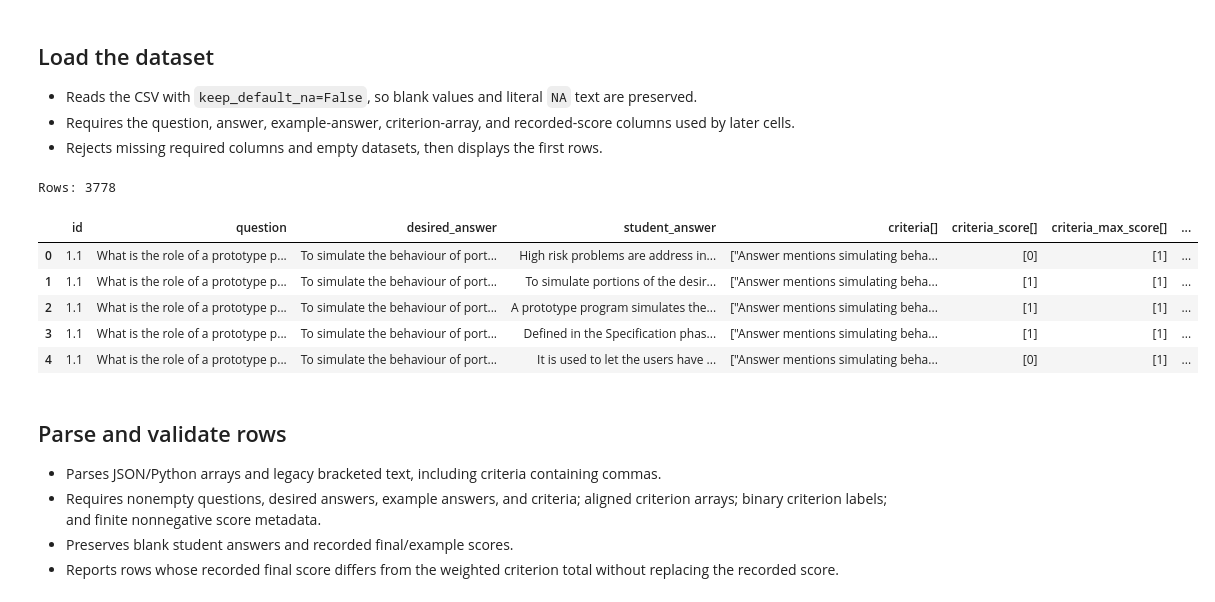
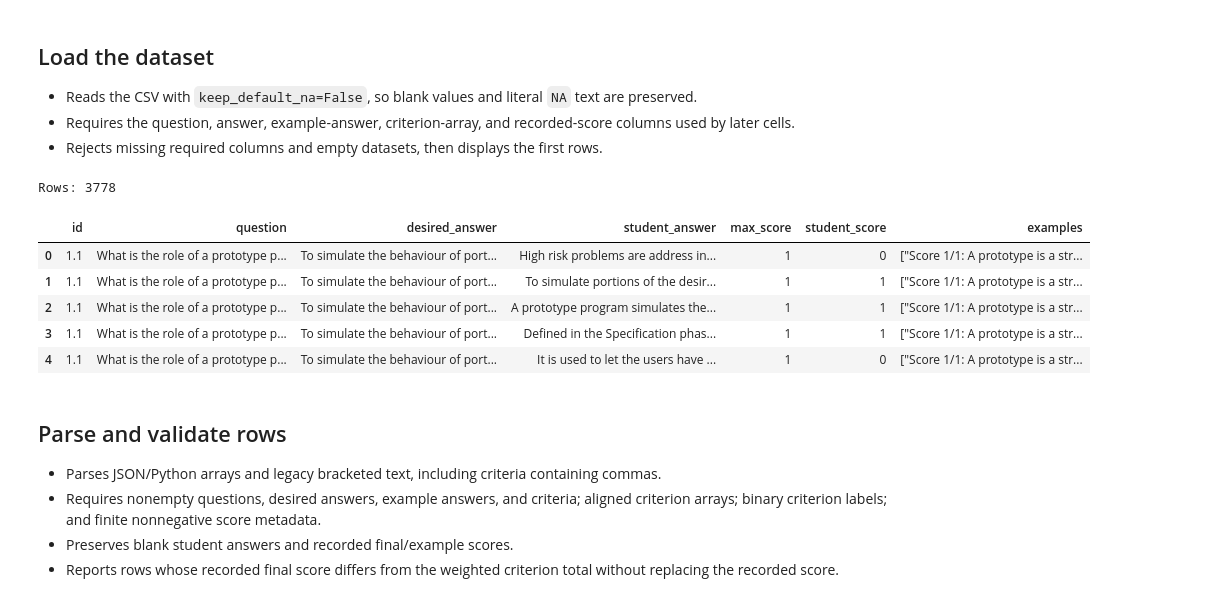
Before and after one commit to FYP-Team-5/Model, a Jupyter notebook: 9 Few-shot Prompting/9 Few-shot Prompting.ipynb, the cells around one changed output. Cells and saved outputs as stored; diff of their text form; code cells hidden in the pictures.

Commit message:
Update few-shot notebook and new few-shot dataset

```diff
--- a/9 Few-shot Prompting/9 Few-shot Prompting.ipynb
+++ b/9 Few-shot Prompting/9 Few-shot Prompting.ipynb
@@ -107,8 +142,8 @@ GPU: NVIDIA GeForce RTX 5060 Ti | VRAM: 8.0 GiB
 - `RUN_TEST_EVALUATION` and `RUN_HF_UPLOAD` control later evaluation and upload steps; uploads remain disabled by default.
 # %%
 MODEL_ID = "Qwen/Qwen3.5-9B"
-DATASET_PATH = "./qlora/datasets/training_data_moh_eng_fewshot.csv"
-OUTPUT_DIR = "./qlora/qwen35-9b-grading-lora-moh-eng-fewshot"
+DATASET_PATH = "../datasets/training_data_moh_eng_fewshot_v2.csv"
+OUTPUT_DIR = "../qwen35-9b-grading-lora-moh-eng-fewshot"
 RUN_TRAINING = False
 RUN_TEST_EVALUATION = True
 RUN_HF_UPLOAD = False  # Enable only after local evaluation succeeds.
@@ -146,36 +181,29 @@ set_seed(SEED)
 # %%
 required_columns = [
     "id",
     "question",
     "desired_answer",
     "student_answer",
-    "criteria[]",
-    "criteria_score[]",
-    "criteria_max_score[]",
+    "max_score",
     "student_score",
-    "good_answer",
-    "good_score",
-    "average_answer",
-    "average_score",
-    "bad_answer",
-    "bad_score",
+    "examples"
 ]
 df = pd.read_csv(DATASET_PATH, keep_default_na=False)
 missing = sorted(set(required_columns) - set(df.columns))
 if missing:
     raise ValueError(f"Missing required columns: {missing}")
 if df.empty:
     raise ValueError("The dataset is empty.")
 print("Rows:", len(df))
 display(df.head())
 # %% [output]
 Rows: 3778
-|  | id | question | desired_answer | student_answer | criteria[] | criteria_score[] | criteria_max_score[] | ... |
-| 0 | 1.1 | What is the role of a prototype p... | To simulate the behaviour of port... | High risk problems are address in... | ["Answer mentions simulating beha... | [0] | [1] | ... |
-| 1 | 1.1 | What is the role of a prototype p... | To simulate the behaviour of port... | To simulate portions of the desir... | ["Answer mentions simulating beha... | [1] | [1] | ... |
-| 2 | 1.1 | What is the role of a prototype p... | To simulate the behaviour of port... | A prototype program simulates the... | ["Answer mentions simulating beha... | [1] | [1] | ... |
-| 3 | 1.1 | What is the role of a prototype p... | To simulate the behaviour of port... | Defined in the Specification phas... | ["Answer mentions simulating beha... | [1] | [1] | ... |
-| 4 | 1.1 | What is the role of a prototype p... | To simulate the behaviour of port... | It is used to let the users have ... | ["Answer mentions simulating beha... | [0] | [1] | ... |
+|  | id | question | desired_answer | student_answer | max_score | student_score | examples |
+| 0 | 1.1 | What is the role of a prototype p... | To simulate the behaviour of port... | High risk problems are address in... | 1 | 0 | ["Score 1/1: A prototype is a str... |
+| 1 | 1.1 | What is the role of a prototype p... | To simulate the behaviour of port... | To simulate portions of the desir... | 1 | 1 | ["Score 1/1: A prototype is a str... |
+| 2 | 1.1 | What is the role of a prototype p... | To simulate the behaviour of port... | A prototype program simulates the... | 1 | 1 | ["Score 1/1: A prototype is a str... |
+| 3 | 1.1 | What is the role of a prototype p... | To simulate the behaviour of port... | Defined in the Specification phas... | 1 | 1 | ["Score 1/1: A prototype is a str... |
+| 4 | 1.1 | What is the role of a prototype p... | To simulate the behaviour of port... | It is used to let the users have ... | 1 | 0 | ["Score 1/1: A prototype is a str... |
 # %% [markdown]
 ## Parse and validate rows
 
```
Also changed, not shown: parts of 28 cells of this notebook, 1 other file.
